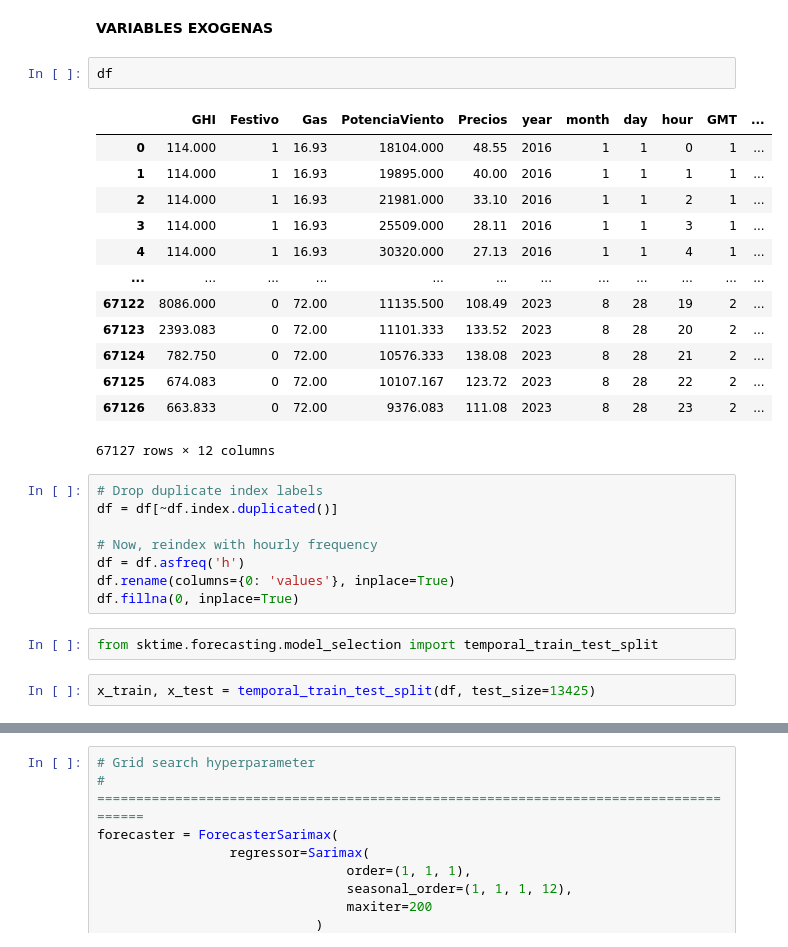
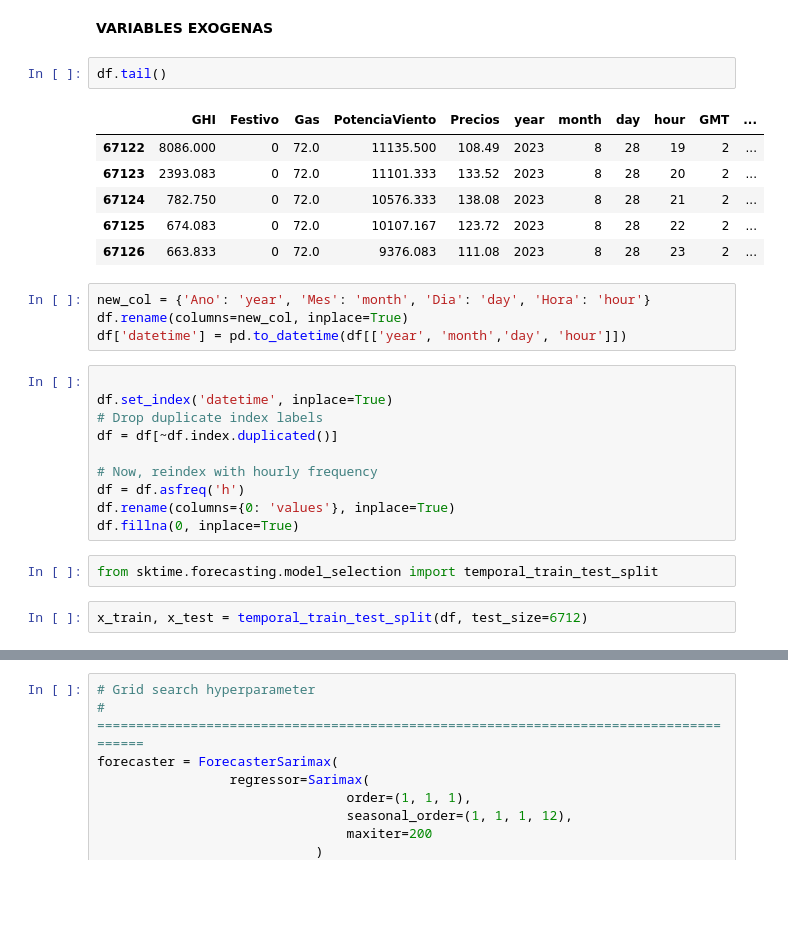
Before and after one commit to LauraGSanchz/PROYECTO_ML, a Jupyter notebook: ml_project/src/notebooks/serie_temporal.ipynb, the cells around one changed output, grey strips where cells are left out. Drawn from its saved outputs; the diff is of its cells as text; blank space fills up the shorter version.

```diff
--- a/ml_project/src/notebooks/serie_temporal.ipynb
+++ b/ml_project/src/notebooks/serie_temporal.ipynb
@@ -631,22 +652,21 @@ predictions.plot() #estas son del modelo simple
 # %% [markdown]
 **VARIABLES EXOGENAS**
 # %%
-df
+df.tail()
 # %% [output]
 |  | GHI | Festivo | Gas | PotenciaViento | Precios | year | month | day | hour | GMT | ... |
-| 0 | 114.000 | 1 | 16.93 | 18104.000 | 48.55 | 2016 | 1 | 1 | 0 | 1 | ... |
-| 1 | 114.000 | 1 | 16.93 | 19895.000 | 40.00 | 2016 | 1 | 1 | 1 | 1 | ... |
-| 2 | 114.000 | 1 | 16.93 | 21981.000 | 33.10 | 2016 | 1 | 1 | 2 | 1 | ... |
-| 3 | 114.000 | 1 | 16.93 | 25509.000 | 28.11 | 2016 | 1 | 1 | 3 | 1 | ... |
-| 4 | 114.000 | 1 | 16.93 | 30320.000 | 27.13 | 2016 | 1 | 1 | 4 | 1 | ... |
-| ... | ... | ... | ... | ... | ... | ... | ... | ... | ... | ... | ... |
-| 67122 | 8086.000 | 0 | 72.00 | 11135.500 | 108.49 | 2023 | 8 | 28 | 19 | 2 | ... |
-| 67123 | 2393.083 | 0 | 72.00 | 11101.333 | 133.52 | 2023 | 8 | 28 | 20 | 2 | ... |
-| 67124 | 782.750 | 0 | 72.00 | 10576.333 | 138.08 | 2023 | 8 | 28 | 21 | 2 | ... |
-| 67125 | 674.083 | 0 | 72.00 | 10107.167 | 123.72 | 2023 | 8 | 28 | 22 | 2 | ... |
-| 67126 | 663.833 | 0 | 72.00 | 9376.083 | 111.08 | 2023 | 8 | 28 | 23 | 2 | ... |
+| 67122 | 8086.000 | 0 | 72.0 | 11135.500 | 108.49 | 2023 | 8 | 28 | 19 | 2 | ... |
+| 67123 | 2393.083 | 0 | 72.0 | 11101.333 | 133.52 | 2023 | 8 | 28 | 20 | 2 | ... |
+| 67124 | 782.750 | 0 | 72.0 | 10576.333 | 138.08 | 2023 | 8 | 28 | 21 | 2 | ... |
+| 67125 | 674.083 | 0 | 72.0 | 10107.167 | 123.72 | 2023 | 8 | 28 | 22 | 2 | ... |
+| 67126 | 663.833 | 0 | 72.0 | 9376.083 | 111.08 | 2023 | 8 | 28 | 23 | 2 | ... |
-67127 rows × 12 columns
+# %%
+new_col = {'Ano': 'year', 'Mes': 'month', 'Dia': 'day', 'Hora': 'hour'}
+df.rename(columns=new_col, inplace=True)
+df['datetime'] = pd.to_datetime(df[['year', 'month','day', 'hour']])
 # %%
+
+df.set_index('datetime', inplace=True)
 # Drop duplicate index labels
 df = df[~df.index.duplicated()]
 
@@ -657,7 +677,7 @@ df.fillna(0, inplace=True)
 # %%
 from sktime.forecasting.model_selection import temporal_train_test_split
 # %%
-x_train, x_test = temporal_train_test_split(df, test_size=13425)
+x_train, x_test = temporal_train_test_split(df, test_size=6712)
 # %%
 x_train.columns
 # %% [output]
```
Also changed, not shown: parts of 32 cells of this notebook, 11 other files.
